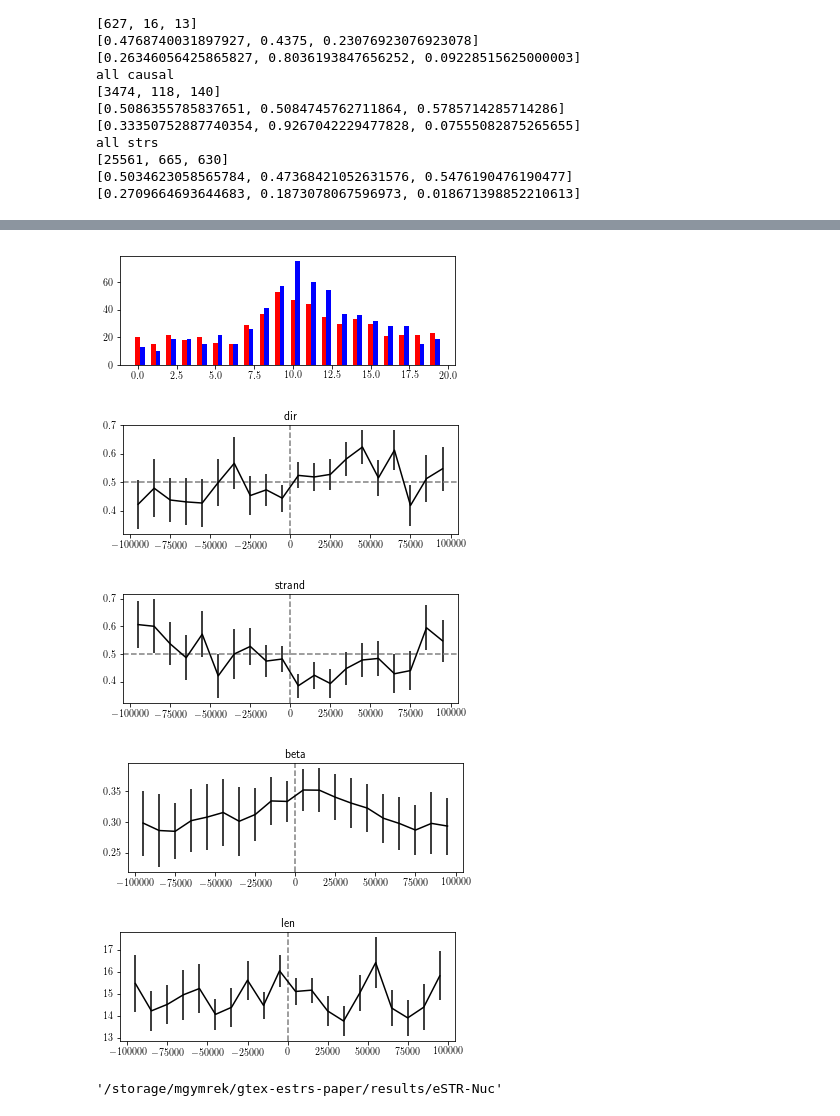
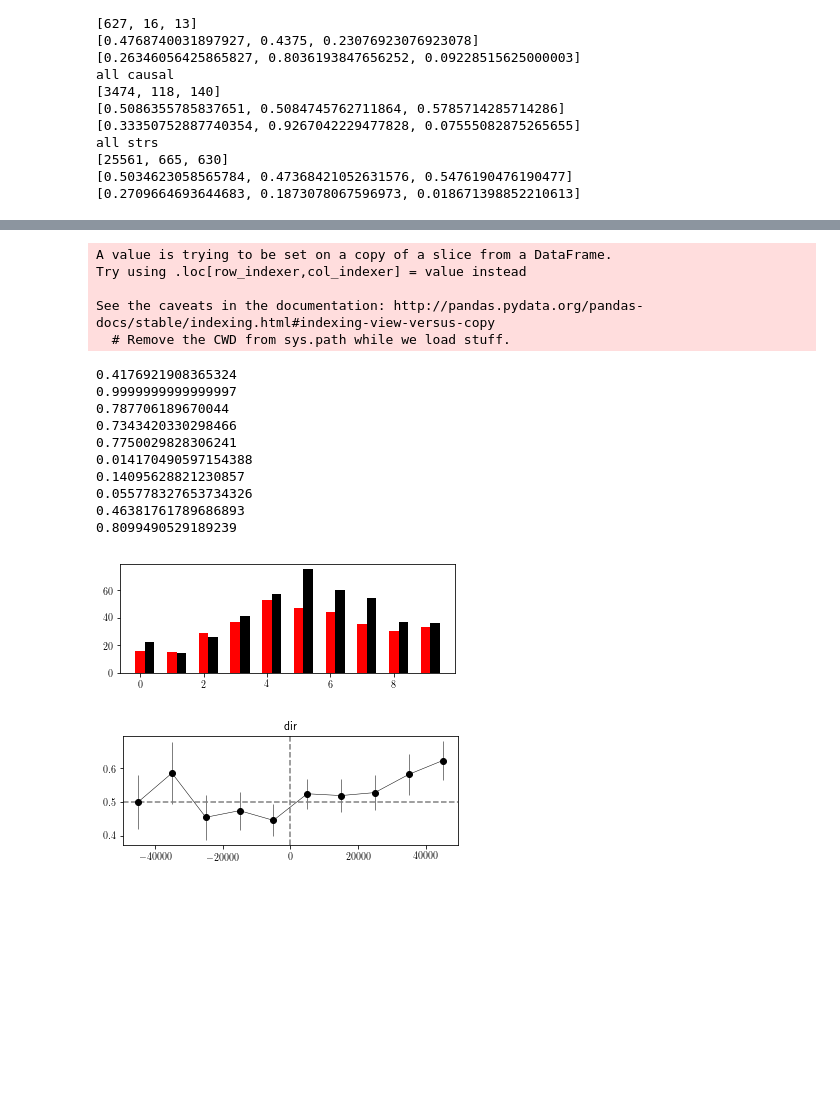
Before and after one commit to gymreklab/gtex-estrs-paper, a Jupyter notebook: Figures/eSTR-GTEx-Figure3.ipynb, the cells around one changed output, grey strips where cells are left out. Saved outputs shown, nothing was run; the diff lists cells and outputs as text; code cells hidden in the pictures; blank space fills up the shorter version.

Commit message:
updating figure 4 notebook GC

```diff
--- a/Figures/eSTR-GTEx-Figure3.ipynb
+++ b/Figures/eSTR-GTEx-Figure3.ipynb
@@ -14,11 +31,12 @@ import os
 import pandas as pd
 import scipy.stats
 import seaborn as sns
+from sklearn.cluster import KMeans
 
 ############ Set up paths #############
 SAVEPLOT = True
 PREFIX = "eSTR-Nuc"
-FIGPREFIX = "Figure5"
+FIGPREFIX = "Figure3"
 DATADIR = os.path.join(BASEDATADIR, PREFIX)
 RESULTSDIR = os.path.join(BASERESULTSDIR, PREFIX)
 
@@ -337,13 +290,0 @@ fig.savefig(os.path.join(RESULTSDIR, "%s_DnaseMnaseProfile.pdf"%FIGPREFIX))
-# %%
-df = df[df["dnase.sum"]>0]
-# Normalize each row to have same mean
-for col in dnasecols:
-    normvals = []
-    for i in range(df.shape[0]):
-        normvals.append(df[col].values[i]*1.0/df["dnase.sum"].values[i])
-    df[col] = normvals
-for col in nuccols:
-    normvals = []
-    for i in range(df.shape[0]):
-        normvals.append(df[col].values[i]*1.0/df["nuc.sum"].values[i])
-    df[col] = normvals
@@ -439,6 +290,0 @@ d
-# %%
-causal = estrs[estrs["score"]>=MIN_CAUSAL_SCORE]
-dnaseI = pd.read_csv(os.path.join(BASEDATADIR, "annotations", "dnasehs_nearestSTR.bed"), sep="\t",
-                 names=["chrom","str.start", "x","dist.dnase"])
-dnaseI["str.start"] = dnaseI["str.start"]+1
-causal = pd.merge(causal, dnaseI[["chrom","str.start","dist.dnase"]], on=["chrom","str.start"])
@@ -465,7 +291,6 @@ nucdata[0]
 # %%
-
 w = 10000
-distbins = np.arange(-100000, 100000+w, w)
+distbins = np.arange(-50000, 50000+w, w)
 usecol = "dist.tss"
 
 #w = 100
@@ -475,9 +300,9 @@ usecol = "dist.tss"
 nucdata = []
 causal["len"] = causal["str.end"]-causal["str.start"]+1
 
-cdata = df[["Gene", "K"]].copy()
-cdata["str.start"] = cdata["Gene"].apply(lambda x: int(x.split(":")[1]))
-cdata = pd.merge(causal, cdata, on=["str.start"])[["chrom","str.start","dist.tss","gene","beta","motif","len","dist.dnase"]].drop_duplicates()
+cdata = causal
+
+
 
 for xx in [causal[causal["motif"].apply(lambda x: x in ["A"])], causal[causal["motif"].apply(lambda x: x in ["T"])], causal[causal["motif"].apply(lambda x: x in ["A","T"])]]:
     dirs = []
@@ -517,43 +342,57 @@ for xx in [causal[causal["motif"].apply(lambda x: x in ["A"])], causal[causal["m
         nums.append(x.shape[0])
     nd = pd.DataFrame({"dir": dirs, \
              "dir.p": dirps, \
              "beta": betas, \
              "dist.tss": dists, \
              "strand": strands, \
              "strand.p": strandps, \
                  "dir.err": direrrs, \
                  "beta.err": betaerrs, \
                  "strand.err": stranderrs, \
                       "len": lens, \
                       "len.err": lenerrs, \
                       "num": nums})
     nucdata.append(nd)
 
+siglabels = []
+for i in range(len(nucdata[0]["num"])):
+    x1 = nucdata[0]["num"][i]
+    x2 = nucdata[1]["num"][i]
+    print(scipy.stats.binom_test(x1, x1+x2))
+
 fig = plt.figure()
 fig.set_size_inches((6, 2))
 ax = fig.add_subplot(111)
 ax.bar(range(nucdata[0].shape[0]), list(nucdata[0]["num"]), color="red", width=0.3)
-ax.bar([item+0.3 for item in range(nucdata[0].shape[0])], list(nucdata[1]["num"]), color="blue", width=0.3)
+ax.bar([item+0.3 for item in range(nucdata[0].shape[0])], list(nucdata[1]["num"]), color="black", width=0.3)
 fig.savefig(os.path.join(RESULTSDIR, "%s_homopolymer_tss_num.pdf"%(FIGPREFIX)))
 
-for col in ["dir","strand", "beta", "len"]:
+for col in ["dir"]:
     fig = plt.figure()
     fig.set_size_inches((6, 2))
     ax = fig.add_subplot(111)
-    ax.errorbar(distbins[:-1]+w/2, nucdata[2][col], yerr=nucdata[2]["%s.err"%col], color="black")
-    #ax.errorbar(distbins[:-1]+w/2+w*0.1, nucdata[1][col], yerr=nucdata[1]["%s.err"%col], color="blue")
+    ax.errorbar(distbins[:-1]+w/2, nucdata[2][col], yerr=nucdata[2]["%s.err"%col], color="black", marker="o", linewidth=0.5)
     if col in [ "dir","strand"]: ax.axhline(y=0.5, linestyle="dashed", color="gray")
+    if col == "beta": ax.axhline(y=np.mean(causal["beta"].apply(abs)), color="gray", linestyle="dashed")
     ax.axvline(x=0, linestyle="dashed", color="gray")
     ax.set_title(col)
 
     fig.savefig(os.path.join(RESULTSDIR, "%s_homopolymer_tss_%s.pdf"%(FIGPREFIX, col)))
 # %% [output]
+A value is trying to be set on a copy of a slice from a DataFrame.
+Try using .loc[row_indexer,col_indexer] = value instead
+
+See the caveats in the documentation: http://pandas.pydata.org/pandas-docs/stable/indexing.html#indexing-view-versus-copy
+  # Remove the CWD from sys.path while we load stuff.
+0.4176921908365324
+0.9999999999999997
+0.787706189670044
+0.7343420330298466
+0.7750029828306241
+0.014170490597154388
+0.14095628821230857
+0.055778327653734326
+0.46381761789686893
+0.8099490529189239
-[figure, old version]
+[figure, new version]
-[figure, old version]
+[figure, new version]
-[figure, removed]
-[figure, removed]
-[figure, removed]
-# %%
-RESULTSDIR
-# %% [output]
-'/storage/mgymrek/gtex-estrs-paper/results/eSTR-Nuc'
```
Also changed, not shown: parts of 21 cells of this notebook, 2 other files.
